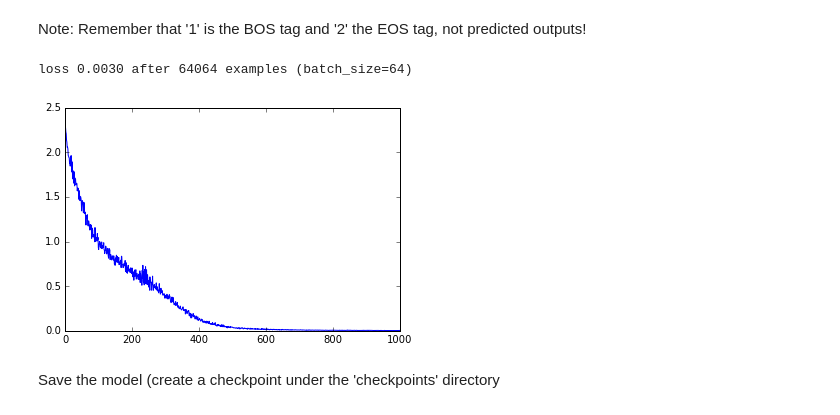
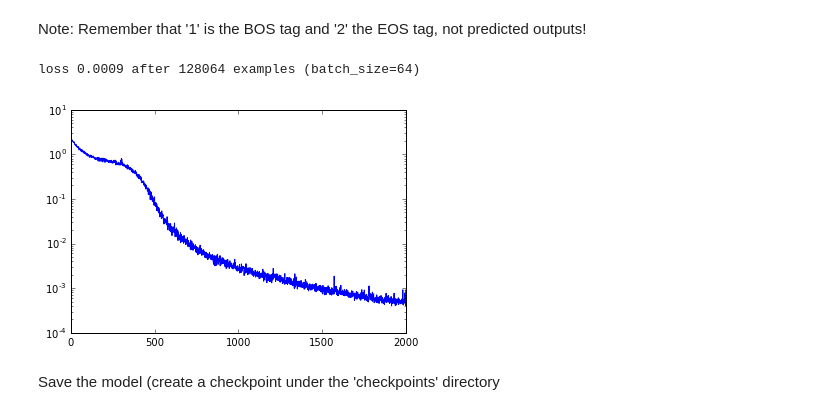
Before and after one commit to remidomingues/time-series-anomaly-detection, a Jupyter notebook: seq2seq with seq2seq API.ipynb, the cells around one changed output. Cells and saved outputs as stored; diff of their text form; code cells hidden in the pictures.

```diff
--- a/seq2seq with seq2seq API.ipynb
+++ b/seq2seq with seq2seq API.ipynb
@@ -314,11 +326,12 @@ Note: Remember that '1' is the BOS tag and '2' the EOS tag, not predicted output
 # %%
 %matplotlib inline
 import matplotlib.pyplot as plt
+plt.yscale('log')
 plt.plot(loss_track)
 print('loss {:.4f} after {} examples (batch_size={})'.format(loss_track[-1], len(loss_track)*batch_size, batch_size))
 # %% [output]
-loss 0.0030 after 64064 examples (batch_size=64)
+loss 0.0009 after 128064 examples (batch_size=64)
-[figure, old version]
+[figure, new version]
 # %% [markdown]
 Save the model (create a checkpoint under the 'checkpoints' directory
 # %%
```
Also changed, not shown: parts of 10 cells of this notebook.
